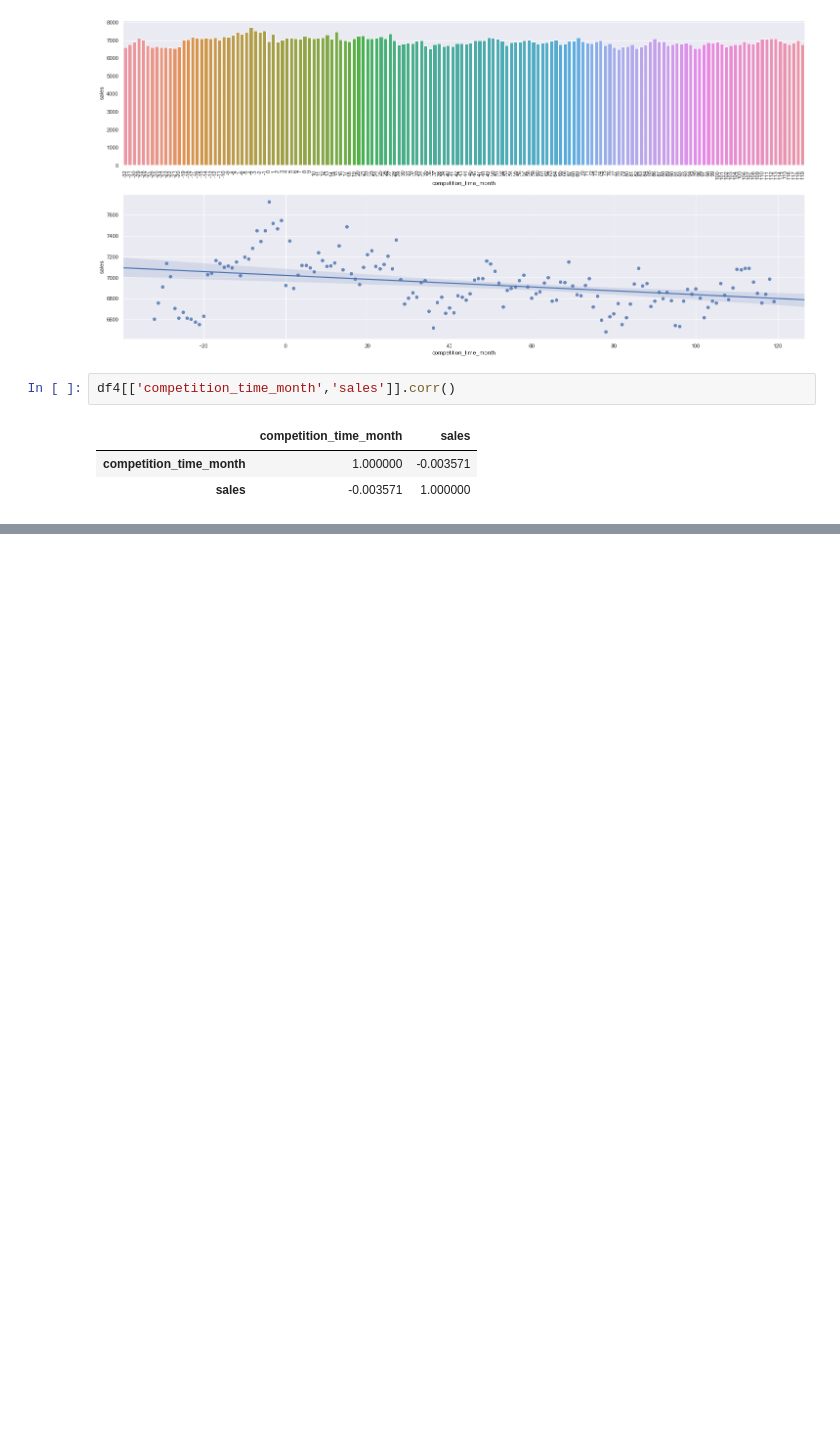
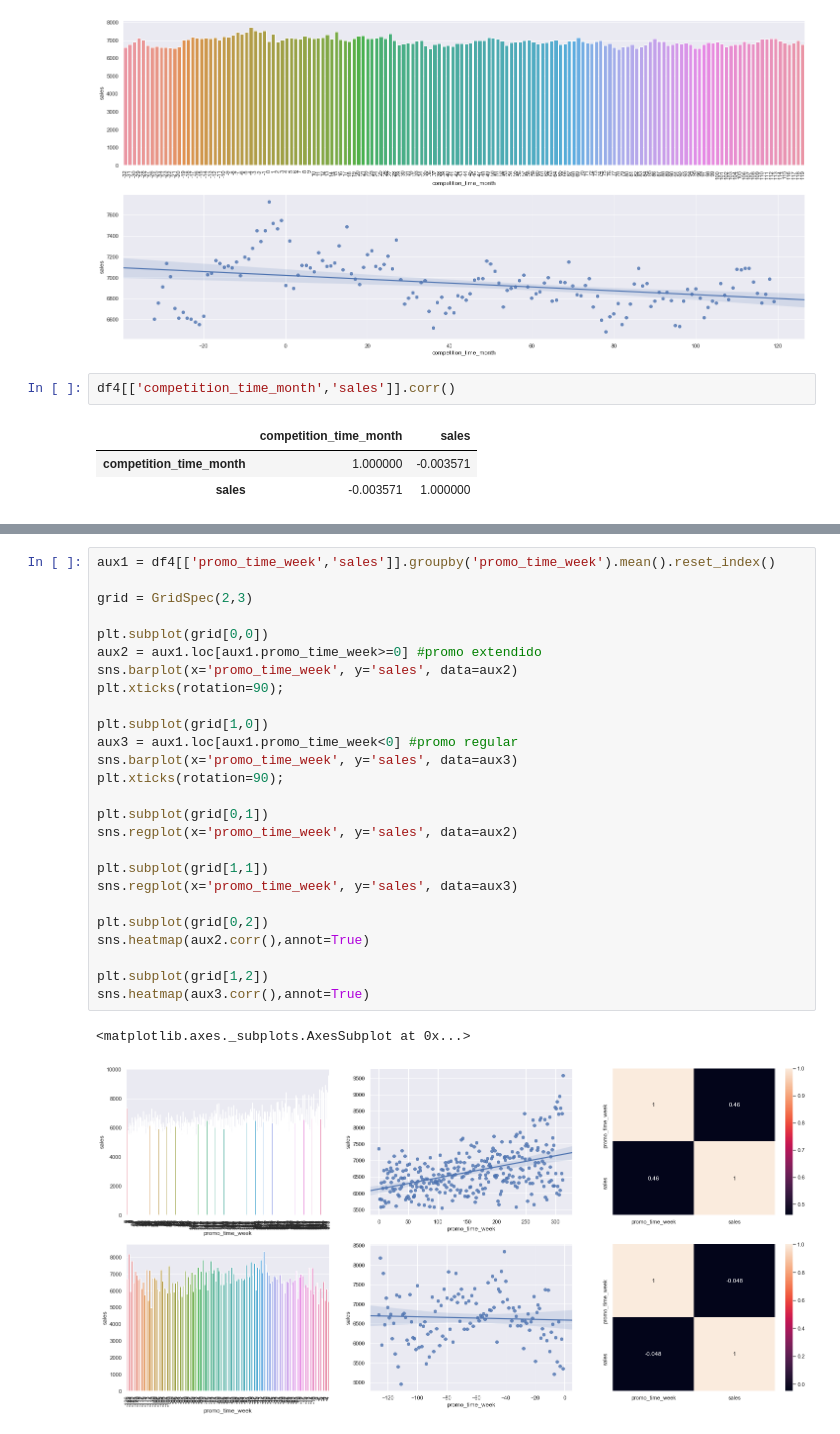
Before and after one commit to igordesouza/ds-em-producao, a Jupyter notebook: m04_v01_store_sales_prediction-Copy1.ipynb, the cells around one changed output, grey strips where cells are left out. Saved outputs shown, nothing was run; the diff lists cells and outputs as text; blank space fills up the shorter version.

```diff
--- a/m04_v01_store_sales_prediction-Copy1.ipynb
+++ b/m04_v01_store_sales_prediction-Copy1.ipynb
@@ -1004,0 +1037,29 @@ df4[['competition_time_month','sales']].corr()
+# %%
+aux1 = df4[['promo_time_week','sales']].groupby('promo_time_week').mean().reset_index()
+
+grid = GridSpec(2,3)
+
+plt.subplot(grid[0,0])
+aux2 = aux1.loc[aux1.promo_time_week>=0] #promo extendido
+sns.barplot(x='promo_time_week', y='sales', data=aux2)
+plt.xticks(rotation=90);
+
+plt.subplot(grid[1,0])
+aux3 = aux1.loc[aux1.promo_time_week<0] #promo regular
+sns.barplot(x='promo_time_week', y='sales', data=aux3)
+plt.xticks(rotation=90);
+
+plt.subplot(grid[0,1])
+sns.regplot(x='promo_time_week', y='sales', data=aux2)
+
+plt.subplot(grid[1,1])
+sns.regplot(x='promo_time_week', y='sales', data=aux3)
+
+plt.subplot(grid[0,2])
+sns.heatmap(aux2.corr(),annot=True)
+
+plt.subplot(grid[1,2])
+sns.heatmap(aux3.corr(),annot=True)
+# %% [output]
+<matplotlib.axes._subplots.AxesSubplot at 0x...>
+[figure, added]
```
Also changed, not shown: parts of 5 cells of this notebook.
